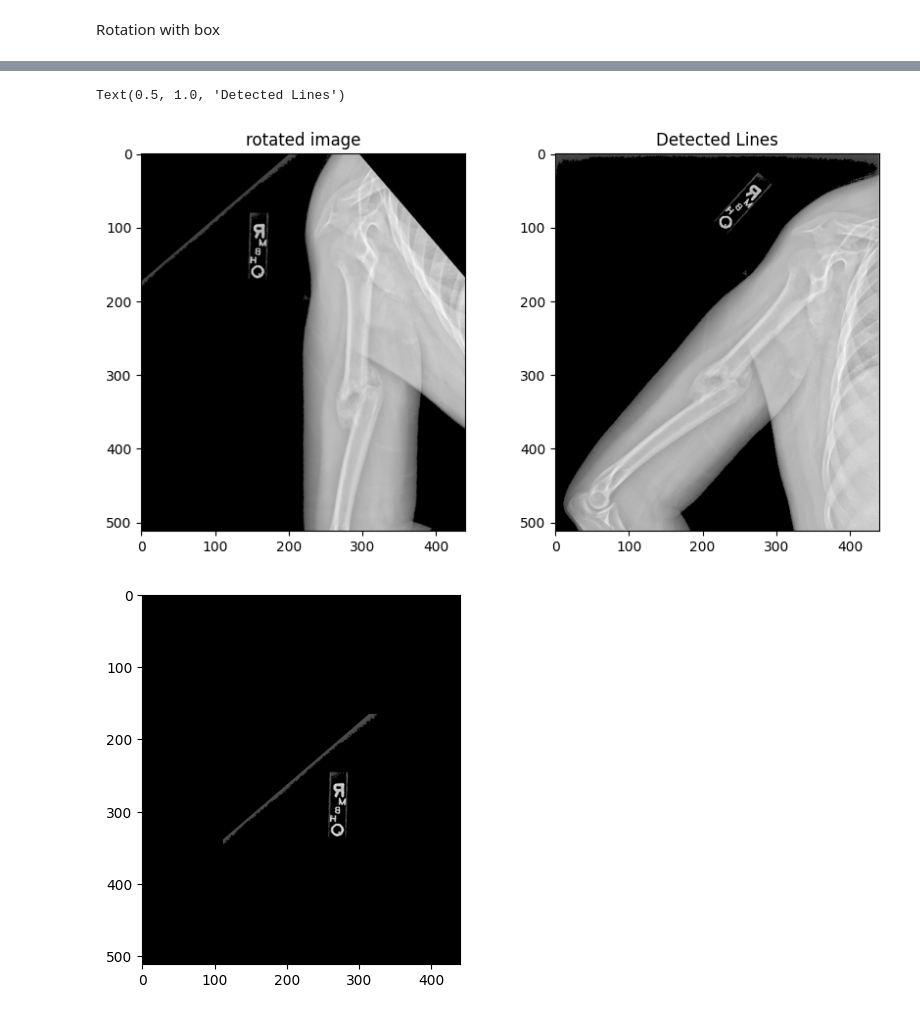
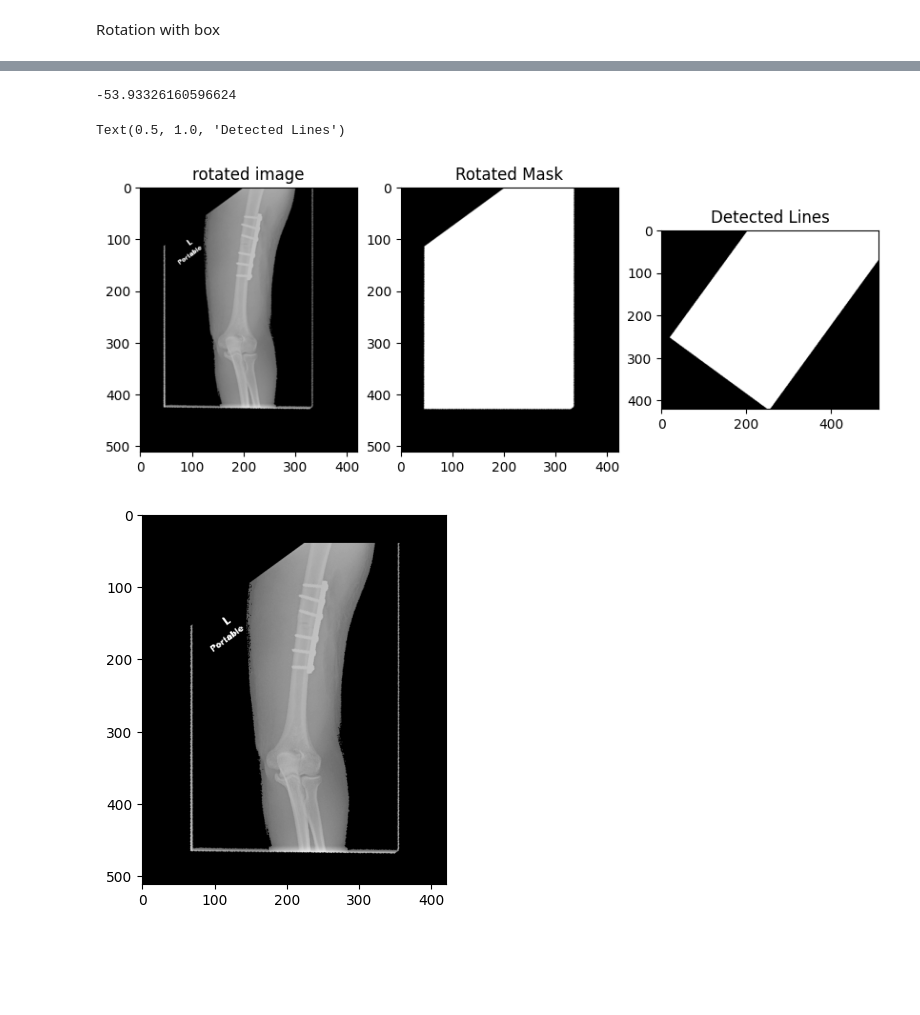
Before and after one commit to ronocara/HoughTransform_xray, a Jupyter notebook: houghT2.ipynb, the cells around one changed output, grey strips where cells are left out. Drawn from its saved outputs; the diff is of its cells as text; code cells hidden in the pictures; blank space fills up the shorter version.

```diff
--- a/houghT2.ipynb
+++ b/houghT2.ipynb
@@ -29,11 +19,12 @@ import PIL
 from skimage.filters import threshold_otsu, sobel
 # %%
 # image_path = "/home/clr/Thesis/pre-processing/Humerus/MURA-v1.1-train-XR_HUMERUS-patient00246-study1_negative-image1.png"
-image_path = "/home/clr/Thesis/HoughTransform_xray/sample images/MURA-v1.1-train-XR_HUMERUS-patient02804-study1_positive-image2.png"
+# /home/clr/Thesis/HoughTransform_xray/Humerus
+image_path = "/home/clr/Thesis/HoughTransform_xray/Humerus/MURA-v1.1-valid-XR_HUMERUS-patient11700-study1_negative-image2.png"
 im_gray = np.array(Image.open(image_path).convert('L'))
 
 threshold = threshold_otsu(im_gray)
-threshold -= threshold *0.40
+# threshold -= threshold * 0.10
 bina_image = im_gray < threshold
 inverted_bina_image = np.logical_not(bina_image)
 
@@ -119,47 +110,59 @@ angle_radians = np.arctan2(longest_line[3] - longest_line[1], longest_line[2] -
 angle_degrees = np.degrees(angle_radians)
 
 # get width and height of the original image
 img_original = cv2.imread(image_path)
 height, width = img_original.shape[:2]
 orig_center = (width // 2, height // 2)
 
+print(angle_degrees)
 #if the image is already upright, will not rotate
 if angle_degrees == -90 or angle_degrees == 90 :
     if angle_degrees == 90:
         rotated_image = cv2.rotate(img_original, cv2.ROTATE_90_COUNTERCLOCKWISE)
+        rotated_mask =cv2.rotate(mask, cv2.ROTATE_90_COUNTERCLOCKWISE)
     elif angle_degrees == -90:
         rotated_image = cv2.rotate(img_original, cv2.ROTATE_90_CLOCKWISE)
+        rotated_mask =cv2.rotate(mask, cv2.ROTATE_90_CLOCKWISE)
 
 else:
     rotation_matrix = cv2.getRotationMatrix2D(orig_center, angle_degrees, 1) #1 is image zoom
     #making sure the height is always longer. so image is always vertical
     if width > height:
         rotated_image = cv2.warpAffine(image_masked, rotation_matrix, (width, height))
+        rotated_mask = cv2.warpAffine(mask, rotation_matrix, (width, height))
     else:
         rotated_image = cv2.warpAffine(image_masked, rotation_matrix, (height, width))
+        rotated_mask = cv2.warpAffine(mask, rotation_matrix, (height, width))
+
 
 if angle_degrees <= 0:
     rotated_image = cv2.rotate(rotated_image, cv2.ROTATE_90_COUNTERCLOCKWISE)
+    rotated_mask = cv2.rotate(rotated_mask, cv2.ROTATE_90_COUNTERCLOCKWISE)
 elif angle_degrees > 0:
     rotated_image = cv2.rotate(rotated_image, cv2.ROTATE_90_CLOCKWISE)
+    rotated_mask = cv2.rotate(rotated_mask, cv2.ROTATE_90_CLOCKWISE)
 
-fig, ax = plt.subplots(1, 2, figsize=(10, 5))
+fig, ax = plt.subplots(1, 3, figsize=(10, 5))
 ax[0].imshow(rotated_image, cmap='gray')
 ax[0].set_title("rotated image")
-ax[1].imshow(mask, cmap='gray')
-ax[1].set_title("Detected Lines")
+ax[1].imshow(rotated_mask, cmap='gray')
+ax[1].set_title("Rotated Mask")
+ax[2].imshow(mask, cmap='gray')
+ax[2].set_title("Detected Lines")
 # %% [output]
-Text(0.5, 1.0, 'Detected Lines')
+-53.93326160596624
+Text(0.5, 1.0, 'Detected Lines')
-[figure, old version]
+[figure, new version]
 # %%
 # center image
 import numpy
-open_cv_image = numpy.array(rotated_image)
+mask_image = numpy.array(rotated_mask)
+original_image = numpy.array(rotated_image)
 
-hh, ww = open_cv_image.shape
+hh, ww = mask_image.shape
 
 # get the contours of the rotated image
-contours = cv2.findContours(rotated_image, cv2.RETR_EXTERNAL, cv2.CHAIN_APPROX_SIMPLE)
+contours = cv2.findContours(mask_image, cv2.RETR_EXTERNAL, cv2.CHAIN_APPROX_SIMPLE)
 contours = contours[0] if len(contours) == 2 else contours[1]
 
 for cntr in contours:
@@ -168,10 +171,10 @@ for cntr in contours:
 
 startx = (ww - w)//2
 starty = (hh - h)//2
-result = np.zeros_like(open_cv_image)
-result[starty:starty+h,startx:startx+w] = open_cv_image[y:y+h,x:x+w]
+result = np.zeros_like(original_image)
+result[starty:starty+h,startx:startx+w] = original_image[y:y+h,x:x+w]
 
 plt.imshow(result, cmap='gray')
 plt.show()
 # %% [output]
-[figure, old version]
+[figure, new version]
```
Also changed, not shown: parts of 4 cells of this notebook, 8 other files.
